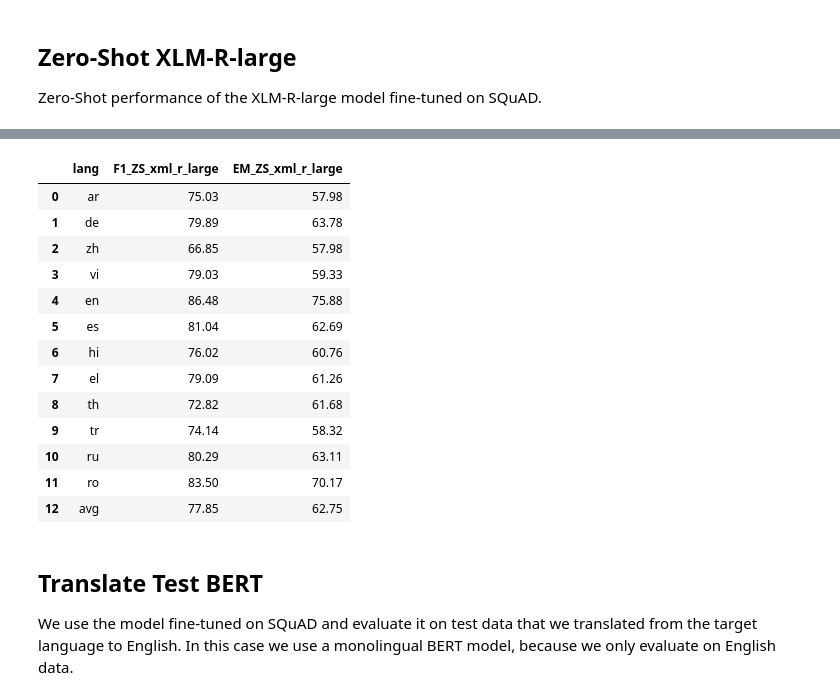
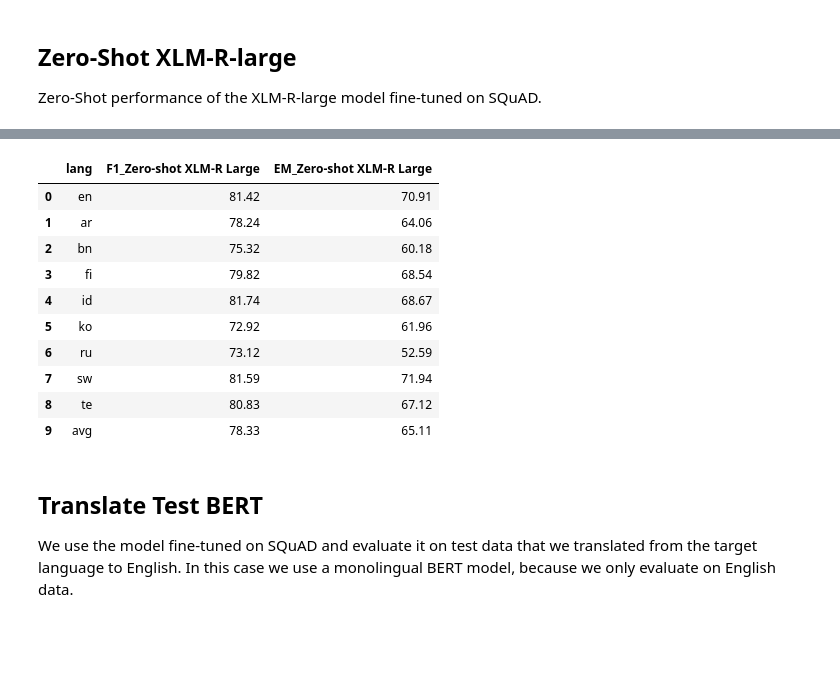
Before and after one commit to juletx/multilingual-question-answering, a Jupyter notebook: TyDiQA.ipynb, the cells around one changed output, grey strips where cells are left out. Saved outputs shown, nothing was run; the diff lists cells and outputs as text; code cells hidden in the pictures; blank space fills up the shorter version.

```diff
--- a/TyDiQA.ipynb
+++ b/TyDiQA.ipynb
@@ -680,13 +610,11 @@ trainer = Trainer(
 Use the map function again to apply the preprocessing function over the validation dataset. You can speed up the map function by setting `batched=True` to process multiple elements of the dataset at once. Remove the columns you don’t need.
 # %%
 from collections import defaultdict
-langs = ["ar", "de", "zh", "vi", "en", "es", "hi", "el", "th", "tr", "ru", "ro"]
-split = "test"
 
-xquad_prep = defaultdict(dict)
+tydiqa_prep = defaultdict(dict)
 
 def map_datasets(langs, split, prepare_features):
     for lang in langs:
-        xquad_prep[lang][split] = xquad[lang][split].map(prepare_features, batched=True,
-                                    remove_columns=xquad[lang][split].column_names)
+        tydiqa_prep[lang][split] = tydiqa[lang][split].map(prepare_features, batched=True,
+                                    remove_columns=tydiqa[lang][split].column_names)
 # %%
@@ -698,18 +625,18 @@ def compute_results(langs, split):
     results = {}
     for lang in langs:
         # We can grab the predictions for all features by using the method
-        raw_predictions = trainer.predict(xquad_prep[lang][split])
+        raw_predictions = trainer.predict(tydiqa_prep[lang][split])
 
         # example_id and offset_mapping which we will need for our post-processing
-        xquad_prep[lang][split].set_format(type=xquad_prep[lang][split].format["type"],
-                        columns=list(xquad_prep[lang][split].features.keys()))
+        tydiqa_prep[lang][split].set_format(type=tydiqa_prep[lang][split].format["type"],
+                        columns=list(tydiqa_prep[lang][split].features.keys()))
 
         # And we can apply our post-processing function to our raw predictions
-        final_predictions = postprocess_qa_predictions(xquad[lang][split], xquad_prep[lang][split], raw_predictions.predictions)
+        final_predictions = postprocess_qa_predictions(tydiqa[lang][split], tydiqa_prep[lang][split], raw_predictions.predictions)
 
         # We just need to format predictions and labels a bit as it expects a list of dictionaries and not one big dictionary.
         formatted_predictions = [{"id": k, "prediction_text": v} for k, v in final_predictions.items()]
-        references = [{"id": ex["id"], "answers": ex["answers"]} for ex in xquad[lang][split]]
+        references = [{"id": ex["id"], "answers": ex["answers"]} for ex in tydiqa[lang][split]]
         results[lang] = metric.compute(predictions=formatted_predictions, references=references)
     return results
 # %%
@@ -791,5 +785,0 @@ Use the map function again to apply the preprocessing function over the validati
-# %%
-langs = ["ar", "de", "zh", "vi", "en", "es", "hi", "el", "th", "tr", "ru", "ro"]
-split = "test"
-
-map_datasets(langs, split, prepare_validation_features)
@@ -913,5 +912,0 @@ Use the map function again to apply the preprocessing function over the validati
-# %%
-langs = ["ar", "de", "zh", "vi", "en", "es", "hi", "el", "th", "tr", "ru", "ro"]
-split = "test"
-
-map_datasets(langs, split, prepare_validation_features)
@@ -966,22 +951,19 @@ The following columns in the test set don't have a corresponding argument in `XL
 # %%
-df_results_zero_shot_xlm_r_large = results_df(results_zero_shot_xlm_r_large, "ZS_xml_r_large")
-df_results_zero_shot_xlm_r_large.to_csv("results/xquad/results_zero_shot_xlm_r_large.csv")
+df_results_zero_shot_xlm_r_large = results_df(results_zero_shot_xlm_r_large, "Zero-shot XLM-R Large")
+df_results_zero_shot_xlm_r_large.to_csv("results/tydiqa/results_zero_shot_xlm_r_large.csv")
 df_results_zero_shot_xlm_r_large
 # %% [output]
-|  | lang | F1_ZS_xml_r_large | EM_ZS_xml_r_large |
-| 0 | ar | 75.03 | 57.98 |
-| 1 | de | 79.89 | 63.78 |
-| 2 | zh | 66.85 | 57.98 |
-| 3 | vi | 79.03 | 59.33 |
-| 4 | en | 86.48 | 75.88 |
-| 5 | es | 81.04 | 62.69 |
-| 6 | hi | 76.02 | 60.76 |
-| 7 | el | 79.09 | 61.26 |
-| 8 | th | 72.82 | 61.68 |
-| 9 | tr | 74.14 | 58.32 |
-| 10 | ru | 80.29 | 63.11 |
-| 11 | ro | 83.50 | 70.17 |
-| 12 | avg | 77.85 | 62.75 |
+|  | lang | F1_Zero-shot XLM-R Large | EM_Zero-shot XLM-R Large |
+| 0 | en | 81.42 | 70.91 |
+| 1 | ar | 78.24 | 64.06 |
+| 2 | bn | 75.32 | 60.18 |
+| 3 | fi | 79.82 | 68.54 |
+| 4 | id | 81.74 | 68.67 |
+| 5 | ko | 72.92 | 61.96 |
+| 6 | ru | 73.12 | 52.59 |
+| 7 | sw | 81.59 | 71.94 |
+| 8 | te | 80.83 | 67.12 |
+| 9 | avg | 78.33 | 65.11 |
 # %% [markdown]
 ## Translate Test BERT
 
```
Also changed, not shown: parts of 114 cells of this notebook, 15 other files.
